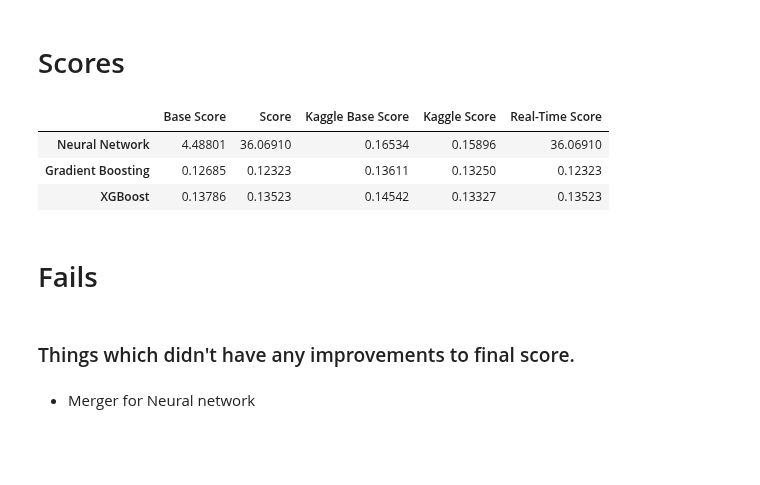
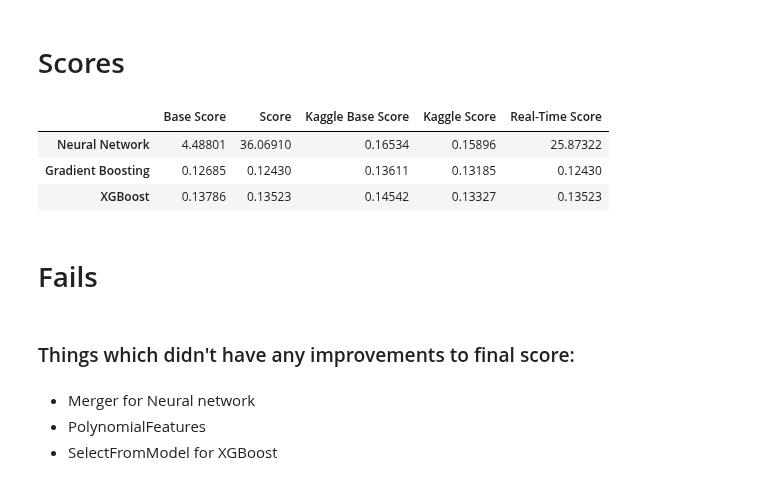
Before and after one commit to Gedas-LT/kaggle-ames-house-prices-boost, a Jupyter notebook: notebook_V2.ipynb, the cells around one changed output. Cells and saved outputs as stored; diff of their text form; code cells hidden in the pictures; blank space fills up the shorter version.

```diff
--- a/notebook_V2.ipynb
+++ b/notebook_V2.ipynb
@@ -237,6 +244,13 @@ nnet_pipeline = Pipeline(
         ("model", nnet)
     ]
 )
+# %%
+params = {"model__hidden_layer_sizes": [(150,150,150), (150,150,150,150), (200,200,200), (200,200,200,200)],
+          "model__solver": ["lbfgs", "sgd", "adam"],
+          "model__max_iter": [250, 500, 750]}
+# %%
+randomized_search = RandomizedSearchCV(estimator=nnet_pipeline, param_distributions=params, n_iter=100, scoring="neg_root_mean_squared_error")
+randomized_search.fit(X_cv, y_cv)
 # %%
 nnet_scores = cross_val_score(nnet_pipeline, X_cv, y_cv, scoring="neg_root_mean_squared_error", error_score="raise")
 abs(nnet_scores.mean())
@@ -257,12 +271,15 @@ Wall time: 4.13 s
 ### Gradient Boosting regressor
 # %%
 gbr = GradientBoostingRegressor(random_state=42)
+# %%
+gbr_selector = SelectFromModel(estimator=gbr, threshold="0.25*mean")
 # %%
 gbr_pipeline = Pipeline(
     steps=[
         ("merger", get_merger),
         ("artificial", get_artificial_features),
         ("preprocessor", preprocessor),
+        ("selector", gbr_selector),
         ("model", gbr)
     ]
 )
@@ -316,39 +333,41 @@ Wall time: 247 ms
 # %%
 nnet_base_score = 4.48801
 gbr_base_score = 0.12685
 xgboost_base_score = 0.13786
 
+nnet_score = 36.06910
+gbr_score = 0.12430
+xgboost_score = 0.13523
+
 kaggle_nnet_base_score = 0.16534
 kaggle_gbr_base_score = 0.13611
 kaggle_xgboost_base_score = 0.14542
 
-nnet_score = 36.06910
-gbr_score = 0.12323
-xgboost_score = 0.13523
-
 kaggle_nnet_score = 0.15896
-kaggle_gbr_score = 0.13250
+kaggle_gbr_score = 0.13185
 kaggle_xgboost_score = 0.13327
 
 scores_table = pd.DataFrame({"Base Score": [nnet_base_score, gbr_base_score, xgboost_base_score],
                              "Score": [nnet_score, gbr_score, xgboost_score],
                              "Kaggle Base Score": [kaggle_nnet_base_score, kaggle_gbr_base_score, kaggle_xgboost_base_score],
                              "Kaggle Score": [kaggle_nnet_score, kaggle_gbr_score, kaggle_xgboost_score],
                              "Real-Time Score": [round(abs(nnet_scores.mean()), 5), round(abs(gbr_scores.mean()), 5), round(abs(xgb_scores.mean()), 5)]
                              }
                             ).set_axis(
                                  ["Neural Network", "Gradient Boosting", "XGBoost"], axis="index"
                                  )
 
 scores_table
 # %% [output]
 |  | Base Score | Score | Kaggle Base Score | Kaggle Score | Real-Time Score |
-| Neural Network | 4.48801 | 36.06910 | 0.16534 | 0.15896 | 36.06910 |
-| Gradient Boosting | 0.12685 | 0.12323 | 0.13611 | 0.13250 | 0.12323 |
+| Neural Network | 4.48801 | 36.06910 | 0.16534 | 0.15896 | 25.87322 |
+| Gradient Boosting | 0.12685 | 0.12430 | 0.13611 | 0.13185 | 0.12430 |
 | XGBoost | 0.13786 | 0.13523 | 0.14542 | 0.13327 | 0.13523 |
 # %% [markdown]
 # Fails
 # %% [markdown]
-### Things which didn't have any improvements to final score.
+### Things which didn't have any improvements to final score:
 # %% [markdown]
 - Merger for Neural network
+- PolynomialFeatures
+- SelectFromModel for XGBoost
```
Also changed, not shown: parts of 13 cells of this notebook, 4 other files.
